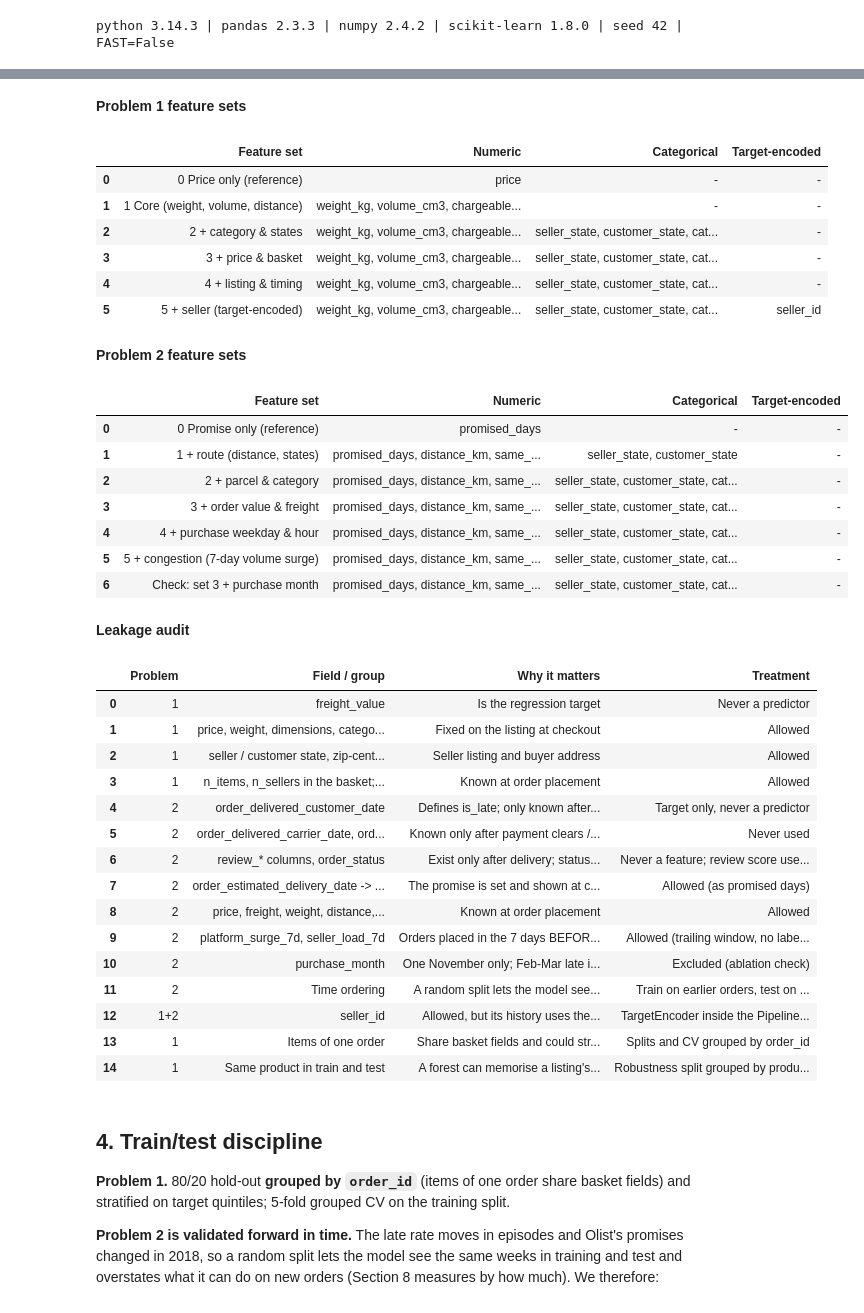
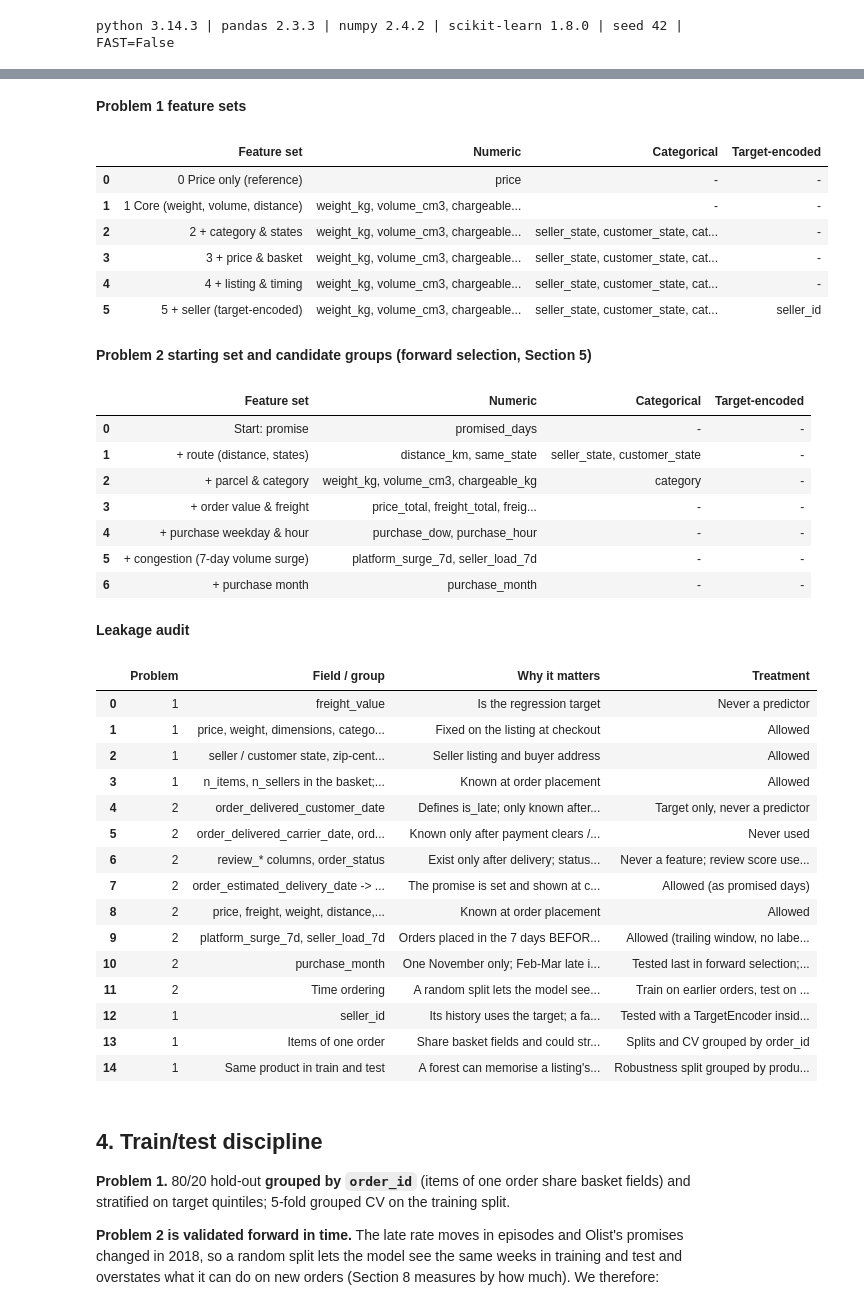
Before and after one commit to likeyou-ky/Team5_IT5006_Ecommerce_Analytics_AY2627Sem1, a Jupyter notebook: notebooks/Team5_Phase2_IT5006_AY2627Sem1.ipynb, the cells around one changed output, grey strips where cells are left out. Drawn from its saved outputs; the diff is of its cells as text; code cells hidden in the pictures.

```diff
--- a/notebooks/Team5_Phase2_IT5006_AY2627Sem1.ipynb
+++ b/notebooks/Team5_Phase2_IT5006_AY2627Sem1.ipynb
@@ -119,25 +138,26 @@ Two further groups test whether *when* an order is placed helps: **purchase week
 # %%
 display(Markdown("**Problem 1 feature sets**")); display(save(P.feature_set_table(F.FEATURE_SETS), "feature_sets_1.csv"))
-display(Markdown("**Problem 2 feature sets**")); display(save(P.feature_set_table(F.LATE_FEATURE_SETS), "feature_sets_2.csv"))
+display(Markdown("**Problem 2 starting set and candidate groups (forward selection, Section 5)**"))
+display(save(P.feature_set_table({"Start: promise": F.LATE_BASE, **{f"+ {k}": v for k, v in F.LATE_GROUPS.items()}}), "feature_sets_2.csv"))
 display(Markdown("**Leakage audit**")); display(save(P.leakage_table(), "leakage_audit.csv"))
 # %% [output]
 **Problem 1 feature sets**
 |  | Feature set | Numeric | Categorical | Target-encoded |
 | 0 | 0 Price only (reference) | price | - | - |
 | 1 | 1 Core (weight, volume, distance) | weight_kg, volume_cm3, chargeable... | - | - |
 | 2 | 2 + category & states | weight_kg, volume_cm3, chargeable... | seller_state, customer_state, cat... | - |
 | 3 | 3 + price & basket | weight_kg, volume_cm3, chargeable... | seller_state, customer_state, cat... | - |
 | 4 | 4 + listing & timing | weight_kg, volume_cm3, chargeable... | seller_state, customer_state, cat... | - |
 | 5 | 5 + seller (target-encoded) | weight_kg, volume_cm3, chargeable... | seller_state, customer_state, cat... | seller_id |
-**Problem 2 feature sets**
+**Problem 2 starting set and candidate groups (forward selection, Section 5)**
 |  | Feature set | Numeric | Categorical | Target-encoded |
-| 0 | 0 Promise only (reference) | promised_days | - | - |
-| 1 | 1 + route (distance, states) | promised_days, distance_km, same_... | seller_state, customer_state | - |
-| 2 | 2 + parcel & category | promised_days, distance_km, same_... | seller_state, customer_state, cat... | - |
-| 3 | 3 + order value & freight | promised_days, distance_km, same_... | seller_state, customer_state, cat... | - |
-| 4 | 4 + purchase weekday & hour | promised_days, distance_km, same_... | seller_state, customer_state, cat... | - |
-| 5 | 5 + congestion (7-day volume surge) | promised_days, distance_km, same_... | seller_state, customer_state, cat... | - |
-| 6 | Check: set 3 + purchase month | promised_days, distance_km, same_... | seller_state, customer_state, cat... | - |
+| 0 | Start: promise | promised_days | - | - |
+| 1 | + route (distance, states) | distance_km, same_state | seller_state, customer_state | - |
+| 2 | + parcel & category | weight_kg, volume_cm3, chargeable_kg | category | - |
+| 3 | + order value & freight | price_total, freight_total, freig... | - | - |
+| 4 | + purchase weekday & hour | purchase_dow, purchase_hour | - | - |
+| 5 | + congestion (7-day volume surge) | platform_surge_7d, seller_load_7d | - | - |
+| 6 | + purchase month | purchase_month | - | - |
 **Leakage audit**
 |  | Problem | Field / group | Why it matters | Treatment |
 | 0 | 1 | freight_value | Is the regression target | Never a predictor |
@@ -150,9 +170,9 @@ display(Markdown("**Leakage audit**")); display(save(P.leakage_table(), "leakage
 | 7 | 2 | order_estimated_delivery_date -> ... | The promise is set and shown at c... | Allowed (as promised days) |
 | 8 | 2 | price, freight, weight, distance,... | Known at order placement | Allowed |
 | 9 | 2 | platform_surge_7d, seller_load_7d | Orders placed in the 7 days BEFOR... | Allowed (trailing window, no labe... |
-| 10 | 2 | purchase_month | One November only; Feb-Mar late i... | Excluded (ablation check) |
+| 10 | 2 | purchase_month | One November only; Feb-Mar late i... | Tested last in forward selection;... |
 | 11 | 2 | Time ordering | A random split lets the model see... | Train on earlier orders, test on ... |
-| 12 | 1+2 | seller_id | Allowed, but its history uses the... | TargetEncoder inside the Pipeline... |
+| 12 | 1 | seller_id | Its history uses the target; a fa... | Tested with a TargetEncoder insid... |
 | 13 | 1 | Items of one order | Share basket fields and could str... | Splits and CV grouped by order_id |
 | 14 | 1 | Same product in train and test | A forest can memorise a listing's... | Robustness split grouped by produ... |
 # %% [markdown]
```
Also changed, not shown: parts of 27 cells of this notebook, 3 other files.
